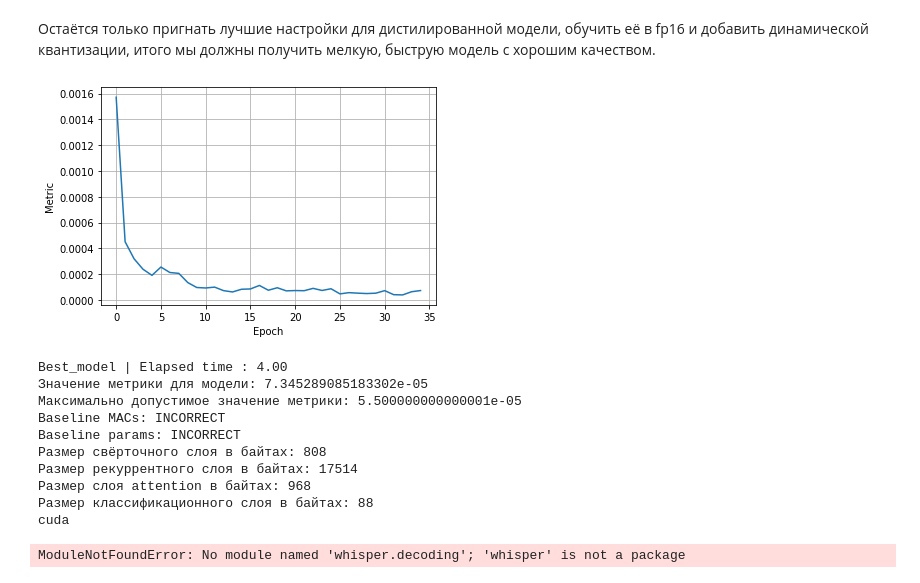
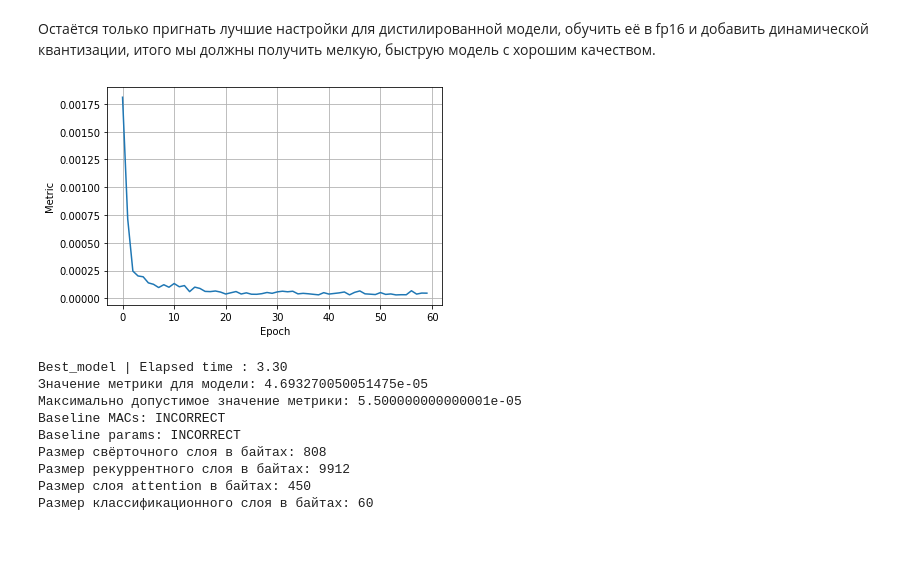
Before and after one commit to johanDDC/KWS, a Jupyter notebook: main.ipynb, the cells around one changed output. Drawn from its saved outputs; the diff is of its cells as text; code cells hidden in the pictures; blank space fills up the shorter version.

```diff
--- a/main.ipynb
+++ b/main.ipynb
@@ -517,7 +517,7 @@ defaultdict(list,
 ### Reproduce
 # %%
 history = defaultdict(list)
-config = TaskConfig(hidden_size=32)
+config = TaskConfig(hidden_size=32, learning_rate=1e-3, weight_decay=1e-3, num_epochs=35)
 model = CRNN(config).to(config.device)
 
 print(model)
@@ -550,7 +550,7 @@ CRNN(
 from copy import deepcopy
 
 best_val = 1
-for n in range(TaskConfig.num_epochs):
+for n in range(config.num_epochs):
 
     train_epoch(model, opt, train_loader,
                 melspec_train, config.device, scheduler=scheduler)
@@ -879,13 +881,16 @@ hidden_size, при этом немного подняв число канало
 запускать, ясно, что работать он будет долго. Зато на выходе мы должны получить лучшую с точки зрения MACs и params модель,
 показывающую приемлемое качество.
 # %%
+channels = [2, 4, 6, 8]
+h_sizes = [12, 14, 16, 18]
+
 MAC_matrix = np.empty((4, 4), np.float32)
 params_matrix = np.empty((4, 4), np.float32)
 val_matrix = np.empty((4, 4), np.float32)
 
 for i, channel in enumerate(channels):
     for j, size in enumerate(h_sizes):
-        cfg = TaskConfig(num_epochs=35,
+        cfg = TaskConfig(num_epochs=30,
                          cnn_out_channels=channel,
                          hidden_size=size)
         distil_model, opt, scheduler = define_model(cfg)
@@ -1061,57 +1074,34 @@ print("Размер слоя attention в байтах:", attn_size)
 # %%
 fp16_baseline_cfg = TaskConfig(learning_rate=1e-3, weight_decay=1e-3, hidden_size=32)
 fp16_baseline_dict = torch.load(MODEL_FOLDER + "fp16_baseline.pt")
-fp16_baseline = CRNN(config=fp16_baseline_config).to(fp16_baseline_config.device).half()
+fp16_baseline = CRNN(config=fp16_baseline_cfg).to(fp16_baseline_cfg.device).half()
 fp16_baseline.load_state_dict(fp16_baseline_dict["model"])
 # Будем дистилировать бейзлайновую модель, обученную на fp16
-best_model_cfg = TaskConfig(num_epochs=35, cnn_out_channels=4, hidden_size=21, learning_rate=1e-3, weight_decay=1e-3)
+best_model_cfg = TaskConfig(num_epochs=60, cnn_out_channels=4, hidden_size=14, learning_rate=1e-3, weight_decay=1e-3)
 model_name = "best_model"
 best_model = CRNN(best_model_cfg).to(best_model_cfg.device).half()
 opt = torch.optim.Adam(
     best_model.parameters(),
     lr=best_model_cfg.learning_rate,
     weight_decay=best_model_cfg.weight_decay,
     eps=1e-4
 )
 
-_, distil_model_dict = train(fp16_baseline, best_model, opt, scheduler, softmax_T,
+_, best_model_dict = train(fp16_baseline, best_model, opt, scheduler, softmax_T,
                           melspec_train_fp16, best_model_cfg, loss_coeffs,
                           val_loader, melspec_val_fp16)
-torch.save(distil_model_dict, MODEL_FOLDER + f"{model_name}.pt")
+torch.save(best_model_dict, MODEL_FOLDER + f"{model_name}.pt")
 # %% [output]
-[figure, old version]
+[figure, new version]
 # %%
-best_model_cfg.device = "cuda"
-best_model.to(best_model_cfg.device)
-me = LogMelspecFp16(is_train=False, config=best_model_cfg)
-get_model_info(best_model, val_loader, me, best_model_cfg, name=model_name, is_quatized=True)
+get_model_info(best_model, val_loader, melspec_val_fp16, best_model_cfg, name=model_name, is_quatized=True)
 # %% [output]
-Best_model | Elapsed time : 4.00
-Значение метрики для модели: 7.345289085183302e-05
+Best_model | Elapsed time : 3.30
+Значение метрики для модели: 4.693270050051475e-05
 Максимально допустимое значение метрики: 5.500000000000001e-05
 Baseline MACs: INCORRECT
 Baseline params: INCORRECT
 Размер свёрточного слоя в байтах: 808
-Размер рекуррентного слоя в байтах: 17514
-Размер слоя attention в байтах: 968
-Размер классификационного слоя в байтах: 88
-cuda
+Размер рекуррентного слоя в байтах: 9912
+Размер слоя attention в байтах: 450
+Размер классификационного слоя в байтах: 60
-# %%
-# Добавим квантизации
-from whisper.decoding import DecodingOptions
-options = DecodingOptions(fp16 = False)
-
-best_model_cfg.device = "cpu"
-best_model.to(best_model_cfg.device)
-q_best_model = torch.quantization.quantize_dynamic(
-    best_model,  # the original model
-    {nn.Conv2d, torch.nn.GRU, Attention},
-    dtype=torch.qint8)
-
-q_melspec_val_fp16 = LogMelspecFp16(is_train=False, config=best_model_cfg)
-get_model_info(q_best_model, val_loader, q_melspec_val_fp16, best_model_cfg, name=model_name, is_quatized=True)
-gru_size, attn_size = count_quatized_size(q_best_model)
-print("Размер рекуррентного слоя в байтах:", gru_size)
-print("Размер слоя attention в байтах:", attn_size)
-# %% [output]
-ModuleNotFoundError: No module named 'whisper.decoding'; 'whisper' is not a package
```
Also changed, not shown: parts of 20 cells of this notebook, 3 other files.
